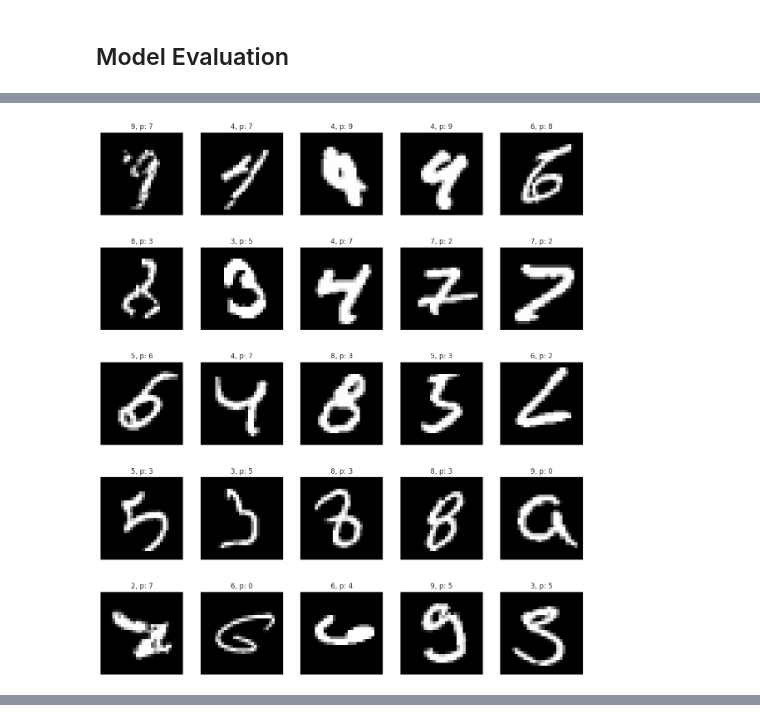
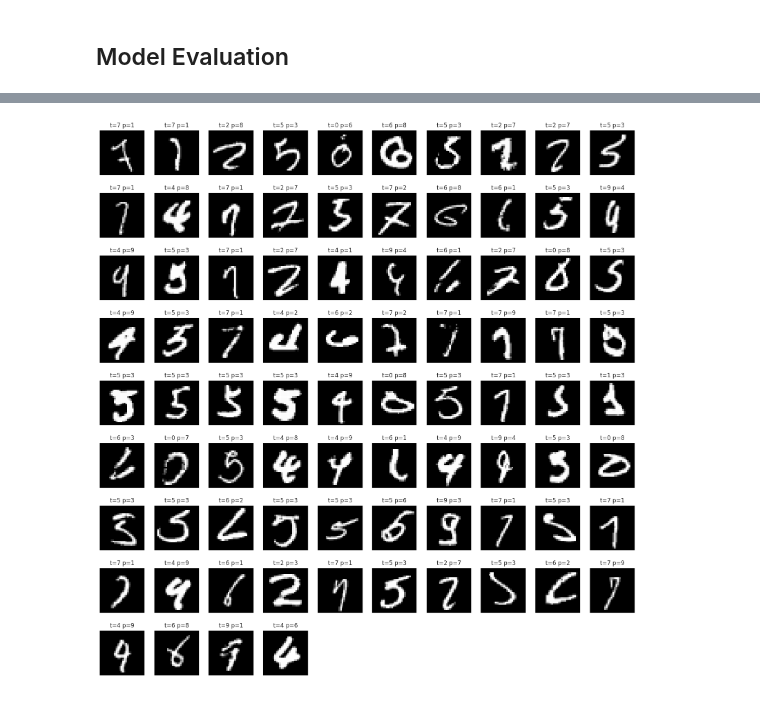
Before and after one commit to AlirezaKamyab/Computer-Vision, a Jupyter notebook: MNIST/MNIST.ipynb, the cells around one changed output, grey strips where cells are left out. Cells and saved outputs as stored; diff of their text form; code cells hidden in the pictures.

```diff
--- a/MNIST/MNIST.ipynb
+++ b/MNIST/MNIST.ipynb
@@ -239,20 +268,31 @@ plt.legend();
-# %%
-y_hat = tf.cast(tf.argmax(model.predict(x_val, verbose=0), axis=-1), 'int64')
-fig, ax = plt.subplots(5, 5, figsize=(15, 15))
-ax = ax.flatten()
-
-i = 0
-cnt = 0
-while cnt < len(ax):
-    if y_hat[i] == y_val[i]:
-        i += 1
-        continue
-    ax[cnt].tick_params(left=False, bottom=False, labelbottom=False, labelleft=False)
-    ax[cnt].imshow(x_val[i], cmap='gray')
-    ax[cnt].set_title(f'{y_val[i]}, p: {y_hat[i]}')
-    ax[cnt].grid(False)
-    i += 1
-    cnt += 1
-fig.subplots_adjust(top=1)
-# %% [output]
-[figure, removed]
+# %%
+activations = tf.nn.softmax(model.predict(test_ds))
+y_hat = tf.argmax(activations, axis=-1)
+y_true = np.concatenate([x[-1].numpy() for x in test_ds])
+
+labels = []
+images = []
+cnt = 0
+for x in test_ds:
+    for i in range(len(x[0])):
+        if x[-1][i] != y_hat[cnt]:
+            labels.append((x[-1][i], y_hat[cnt]))
+            images.append(x[0][i])
+        cnt += 1
+
+
+fig = plt.figure(figsize=(20, 20))
+for cnt in range(1, 101):
+    if cnt >= len(labels):
+        break
+    ax = plt.subplot(10, 10, cnt)
+    ax.tick_params(left=False, bottom=False, labelbottom=False, labelleft=False)
+    ax.imshow(images[cnt - 1], cmap='gray')
+    ax.set_title(f't={labels[cnt - 1][0]} p={labels[cnt - 1][1]}')
+    ax.grid(False)
+    cnt += 1
+fig.subplots_adjust(top=1)
+
+del images
+del labels
+# %% [output]
@@ -259,3 +300,4 @@ fig.subplots_adjust(top=1)
+[figure, added]
 # %%
 from sklearn.metrics import confusion_matrix
 from sklearn.metrics import classification_report
```
Also changed, not shown: parts of 26 cells of this notebook.
